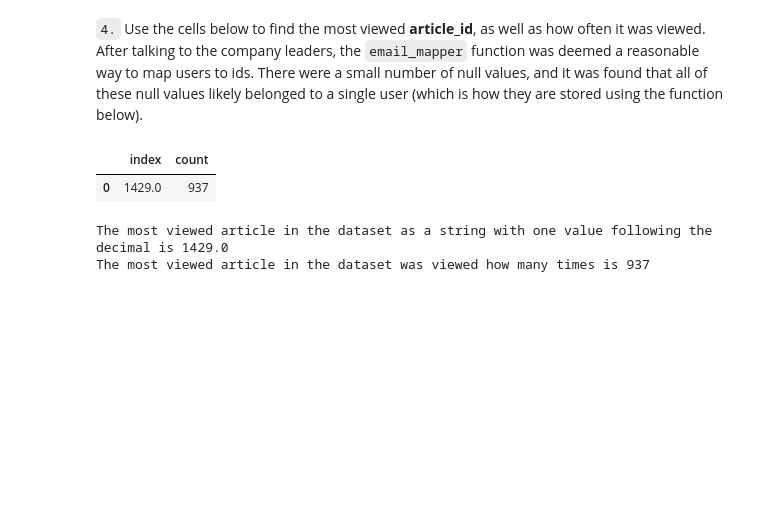
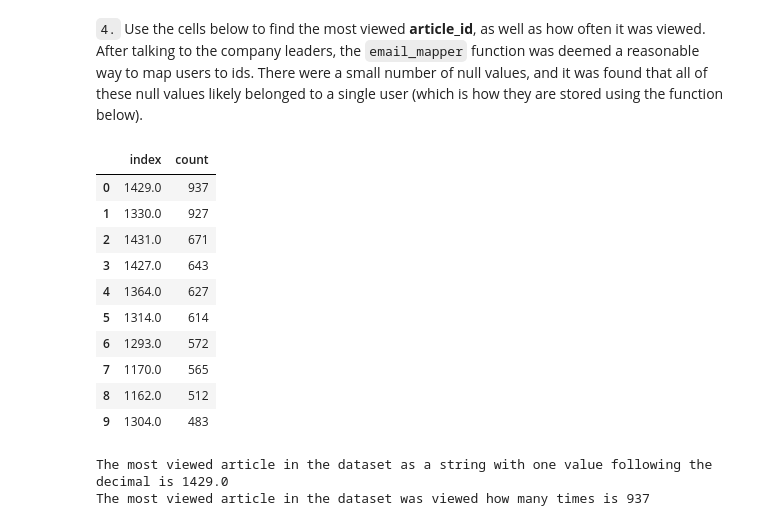
Before and after one commit to snandasena/recomendation-system-ibm-watson, a Jupyter notebook: Recommendations_with_IBM.ipynb, the cells around one changed output. Cells and saved outputs as stored; diff of their text form; code cells hidden in the pictures; blank space fills up the shorter version.

```diff
--- a/Recommendations_with_IBM.ipynb
+++ b/Recommendations_with_IBM.ipynb
@@ -135,10 +135,19 @@ The number of user-article interactions count is 45993
 # %% [markdown]
 `4.` Use the cells below to find the most viewed **article_id**, as well as how often it was viewed.  After talking to the company leaders, the `email_mapper` function was deemed a reasonable way to map users to ids.  There were a small number of null values, and it was found that all of these null values likely belonged to a single user (which is how they are stored using the function below).
 # %%
-article_ids_aggregate_df =  df['article_id'].value_counts().reset_index(name='count').head(1)
-article_ids_aggregate_df
+article_ids_aggregate_df =  df['article_id'].value_counts().reset_index(name='count')
+article_ids_aggregate_df.head(10)
 # %% [output]
 |  | index | count |
 | 0 | 1429.0 | 937 |
+| 1 | 1330.0 | 927 |
+| 2 | 1431.0 | 671 |
+| 3 | 1427.0 | 643 |
+| 4 | 1364.0 | 627 |
+| 5 | 1314.0 | 614 |
+| 6 | 1293.0 | 572 |
+| 7 | 1170.0 | 565 |
+| 8 | 1162.0 | 512 |
+| 9 | 1304.0 | 483 |
 # %%
 # The most viewed article in the dataset as a string with one value following the decimal
```
Also changed, not shown: parts of 6 cells of this notebook.
